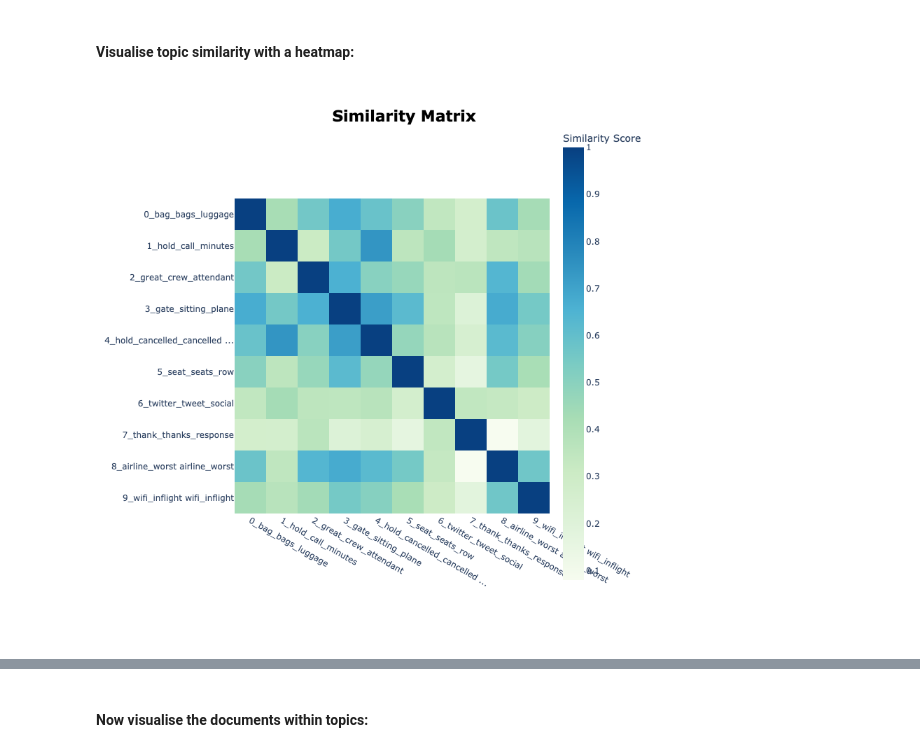
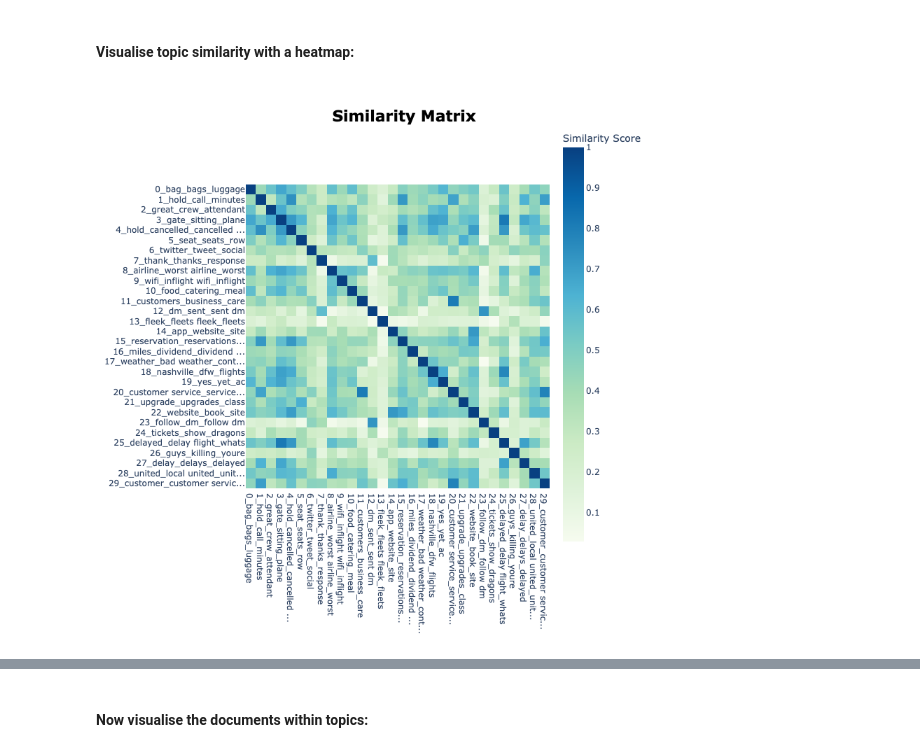
Before and after one commit to gs354/twitter_american_airlines, a Jupyter notebook: notebooks/BERTopic_mpnet_2.ipynb, the cells around one changed output, grey strips where cells are left out. Saved outputs shown, nothing was run; the diff lists cells and outputs as text; code cells hidden in the pictures.

```diff
--- a/notebooks/BERTopic_mpnet_2.ipynb
+++ b/notebooks/BERTopic_mpnet_2.ipynb
@@ -188,7 +188,7 @@ distance_map.show()
 # %% [markdown]
 #### Visualise topic similarity with a heatmap:
 # %%
-similarity_matrix = bertmodel_mpnet.visualize_heatmap(top_n_topics=10)
+similarity_matrix = bertmodel_mpnet.visualize_heatmap(top_n_topics=30)
 similarity_matrix.show()
 # %% [output]
-[figure, old version]
+[figure, new version]
```
Also changed, not shown: parts of 3 cells of this notebook.
